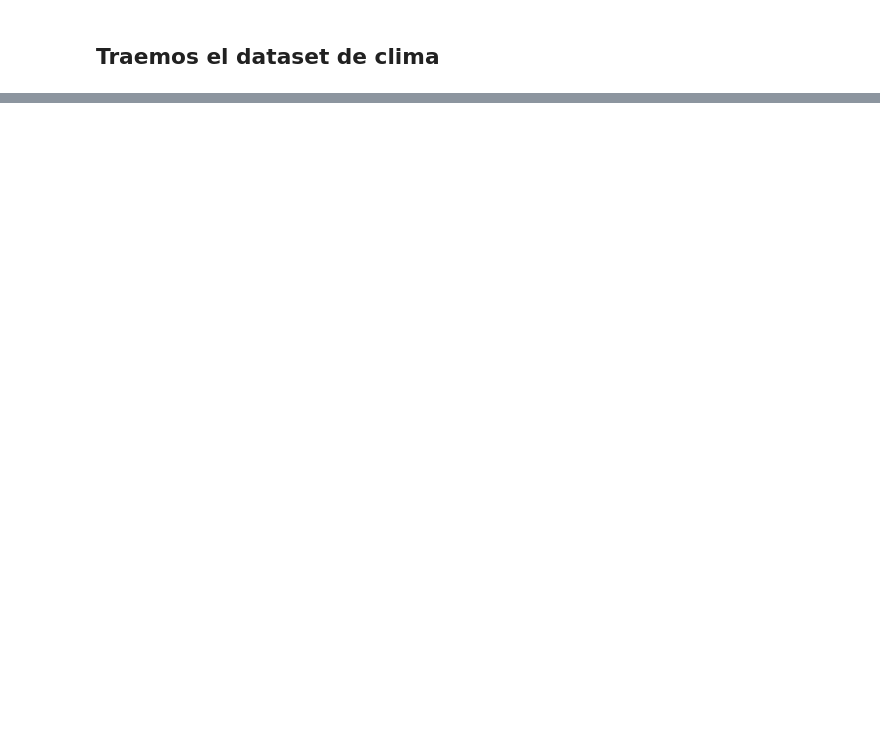
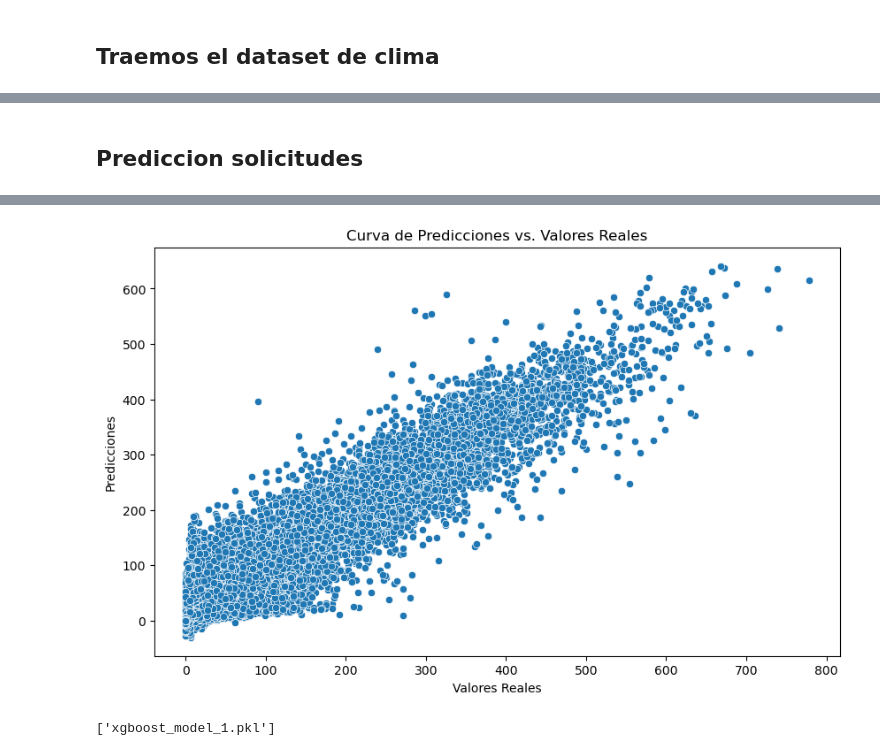
Before and after one commit to lmunozm1702/taxi_electrico_nyc, a Jupyter notebook: ML/LOCAL/Preprocessing.ipynb, the cells around one changed output, grey strips where cells are left out. Saved outputs shown, nothing was run; the diff lists cells and outputs as text; code cells hidden in the pictures; blank space fills up the shorter version.

```diff
--- a/ML/LOCAL/Preprocessing.ipynb
+++ b/ML/LOCAL/Preprocessing.ipynb
@@ -360,4 +538,10 @@ trip_data = trip_data.merge(zonas[['LocationID', 'Borough']], on='LocationID', h
 # %%
+trip_data = resultado
+
+#  # Realizar el merge para agregar la columna 'Borough' al dataset 'trip_data'
+zonas = zonas.rename(columns={'LocationID': 'locationID'})
+trip_data = trip_data.merge(zonas[['locationID', 'Borough']], on='locationID', how='left')
+
 # Filtrar filas donde Borough no es nan, Unknown o EWR
 trip_data = trip_data[~trip_data['Borough'].isin(['Unknown', 'EWR'])]
 trip_data = trip_data.dropna(subset=['Borough'])
@@ -438,4 +626,13 @@ df_clima = df_clima.drop(columns=['date', 'rain', 'snowfall'])
 # %%
 #Unir los datasets de clima y viajes por Year, Month, Day, Hour y Day_of_week y Borough
-data = trip_data.merge(df_clima, on=['Year', 'Month', 'Day', 'Hour', 'Day_of_week', 'Borough'], how='left')
-data.to_parquet('data_to_train_model.parquet')
+data = trip_data.merge(df_clima, on=['year', 'month', 'day', 'hour', 'day_of_week', 'Borough'], how='left')
+# Renombrar las columnas en el DataFrame 'data'
+data = data.rename(columns={
+    'Borough': 'borough',  # Asegurarse de que coincida con 'borough'
+    'temperature_2m': 'temperature',  # Ajustar los nombres según sea necesario
+    'relative_humidity_2m': 'relative_humidity',
+    'wind_speed_10m': 'wind_speed',
+    'wind_gusts_10m': 'wind_gusts',
+    'day' : 'day_of_month',
+    'hour': 'hour_of_day'
+})
@@ -481,0 +661,53 @@ plt.show()
+# %% [markdown]
+## Prediccion solicitudes
+# %%
+# Variables predictoras (X) y variable objetivo (y)
+predictors = [
+    'locationID', 'day_of_month','hour_of_day', 'day_of_week',
+    'relative_humidity', 'apparent_temperature','temperature', 'weather_code',
+    'cloud_cover','wind_speed', 'wind_gusts'
+]
+X = data[predictors]
+y = data['solicitudes']
+
+# Dividir los datos en conjunto de entrenamiento y prueba (80% entrenamiento, 20% prueba)
+X_train, X_test, y_train, y_test = train_test_split(X, y, test_size=0.2, random_state=42)
+
+# Crear el modelo XGBoost
+model_1 = xgb.XGBRegressor(
+    n_estimators=80,
+    max_depth=15,
+    learning_rate=0.2,
+    subsample=0.8,
+    colsample_bytree=0.8,
+    random_state=42
+)
+
+# Entrenar el modelo con los datos de entrenamiento
+model_1.fit(X_train, y_train)
+
+# Validación cruzada para evaluar el modelo
+scores = cross_val_score(model_1, X_train, y_train, cv=5, scoring='neg_mean_squared_error')
+print(f"Cross-Validation MSE: {-scores.mean()} ± {scores.std()}")
+
+# Predecir con los datos de prueba
+y_pred = model_1.predict(X_test)
+
+mse = mean_squared_error(y_test, y_pred)
+mae = mean_absolute_error(y_test, y_pred)
+r2 = r2_score(y_test, y_pred)
+print(f"Mean Squared Error (MSE): {mse}")
+print(f"Mean Absolute Error (MAE): {mae}")
+print(f"R² Score: {r2}")
+
+importancia_caracteristicas = pd.Series(model_1.feature_importances_, index=predictors).sort_values(ascending=False)
+print("Importancia de las Características:")
+print(importancia_caracteristicas)
+
+plt.figure(figsize=(10, 6))
+sns.scatterplot(x=y_test, y=y_pred)
+plt.xlabel("Valores Reales")
+plt.ylabel("Predicciones")
+plt.title("Curva de Predicciones vs. Valores Reales")
+plt.show()
+# %% [output]
@@ -481,0 +731,7 @@ plt.show()
+[figure, added]
+# %%
+import joblib
+
+joblib.dump(model_1, 'xgboost_model_1.pkl', compress=True)
+# %% [output]
+['xgboost_model_1.pkl']
```
Also changed, not shown: parts of 35 cells of this notebook, 16 other files.
